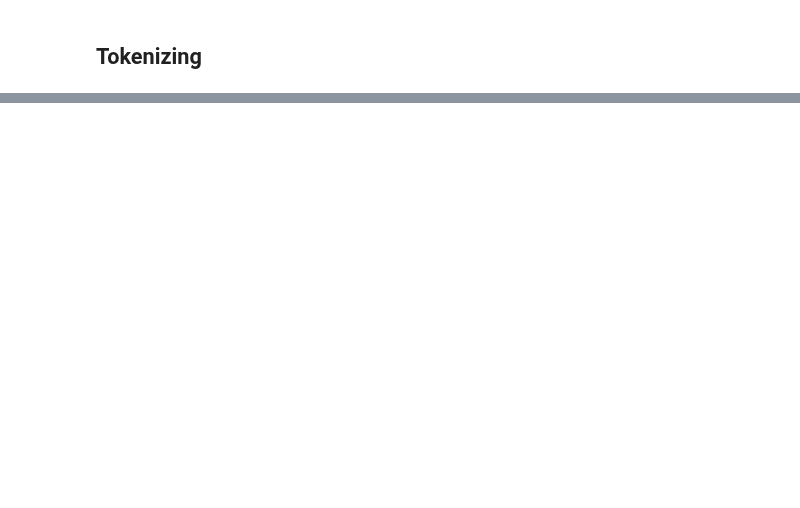
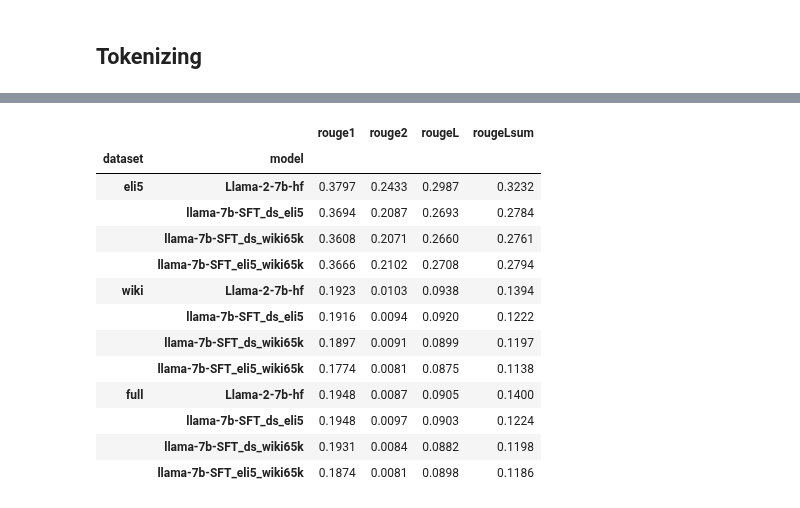
Before and after one commit to david-meltzer/LLMs, a Jupyter notebook: training/david/SFT/colab_SFT_QA.ipynb, the cells around one changed output, grey strips where cells are left out. Saved outputs shown, nothing was run; the diff lists cells and outputs as text; code cells hidden in the pictures; blank space fills up the shorter version.

```diff
--- a/training/david/SFT/colab_SFT_QA.ipynb
+++ b/training/david/SFT/colab_SFT_QA.ipynb
@@ -337,0 +1940,26 @@ Requirement already satisfied: tokenizers in /usr/local/lib/python3.10/dist-pack
+# %%
+df_rouge = pd.read_csv('./llama-2-7b-inference-simple-merge/rouge.csv')
+df_rouge.columns = [col.split('.')[0].split('_1024')[0]
+                    for col in df_rouge.columns]
+df_rouge = df_rouge.T.reset_index()
+df_rouge.iloc[0,1] = 'dataset'
+df_rouge.columns = df_rouge.iloc[0,:]
+df_rouge = df_rouge.iloc[1:,:].rename(columns={"Unnamed: 0":'model'})
+df_rouge = df_rouge.set_index(['model','dataset'])
+df_rouge = df_rouge.swaplevel().unstack().loc[['eli5','wiki','full']].stack()
+df_rouge.applymap(lambda x:np.round(eval(x),4))
+# %% [output]
+|  |  | rouge1 | rouge2 | rougeL | rougeLsum |
+| dataset | model |  |  |  |  |
+| eli5 | Llama-2-7b-hf | 0.3797 | 0.2433 | 0.2987 | 0.3232 |
+|  | llama-7b-SFT_ds_eli5 | 0.3694 | 0.2087 | 0.2693 | 0.2784 |
+|  | llama-7b-SFT_ds_wiki65k | 0.3608 | 0.2071 | 0.2660 | 0.2761 |
+|  | llama-7b-SFT_eli5_wiki65k | 0.3666 | 0.2102 | 0.2708 | 0.2794 |
+| wiki | Llama-2-7b-hf | 0.1923 | 0.0103 | 0.0938 | 0.1394 |
+|  | llama-7b-SFT_ds_eli5 | 0.1916 | 0.0094 | 0.0920 | 0.1222 |
+|  | llama-7b-SFT_ds_wiki65k | 0.1897 | 0.0091 | 0.0899 | 0.1197 |
+|  | llama-7b-SFT_eli5_wiki65k | 0.1774 | 0.0081 | 0.0875 | 0.1138 |
+| full | Llama-2-7b-hf | 0.1948 | 0.0087 | 0.0905 | 0.1400 |
+|  | llama-7b-SFT_ds_eli5 | 0.1948 | 0.0097 | 0.0903 | 0.1224 |
+|  | llama-7b-SFT_ds_wiki65k | 0.1931 | 0.0084 | 0.0882 | 0.1198 |
+|  | llama-7b-SFT_eli5_wiki65k | 0.1874 | 0.0081 | 0.0898 | 0.1186 |
```
Also changed, not shown: parts of 240 cells of this notebook.
